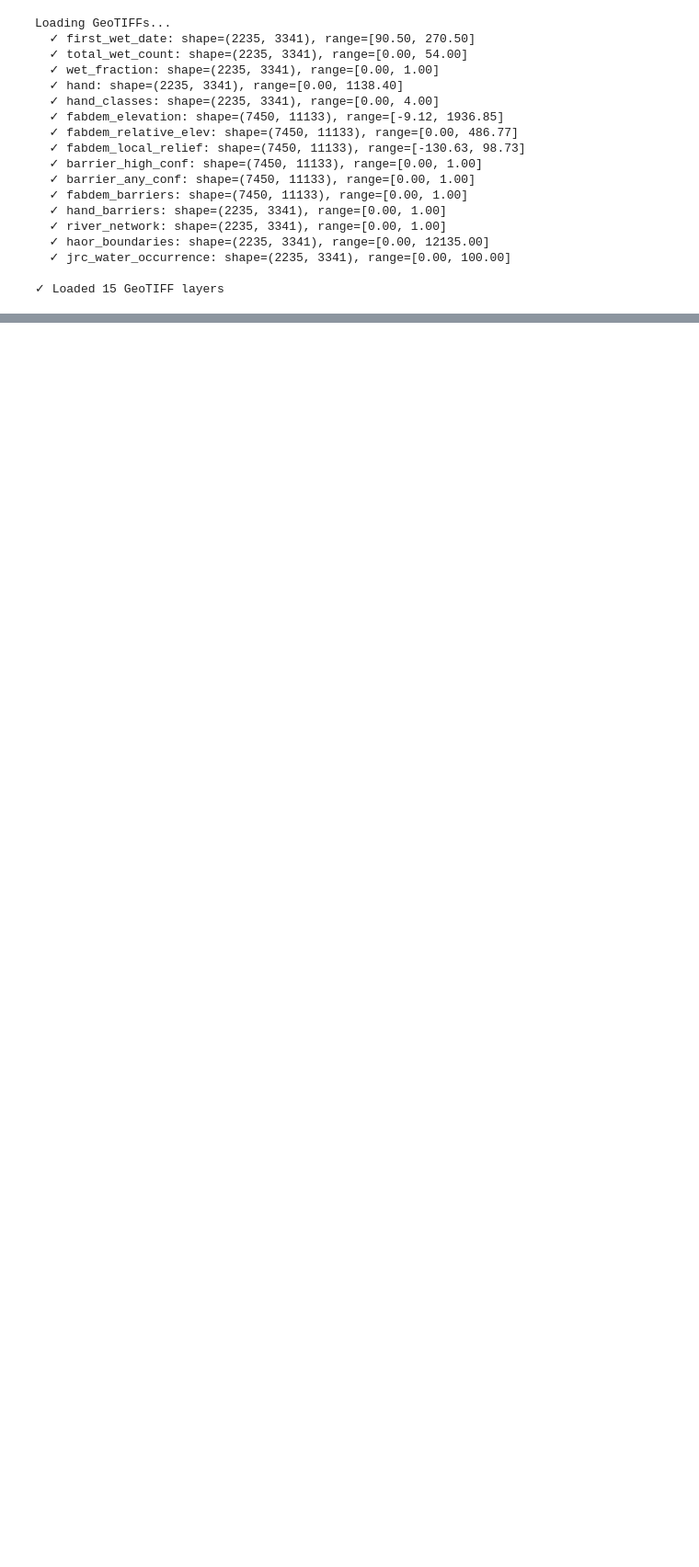
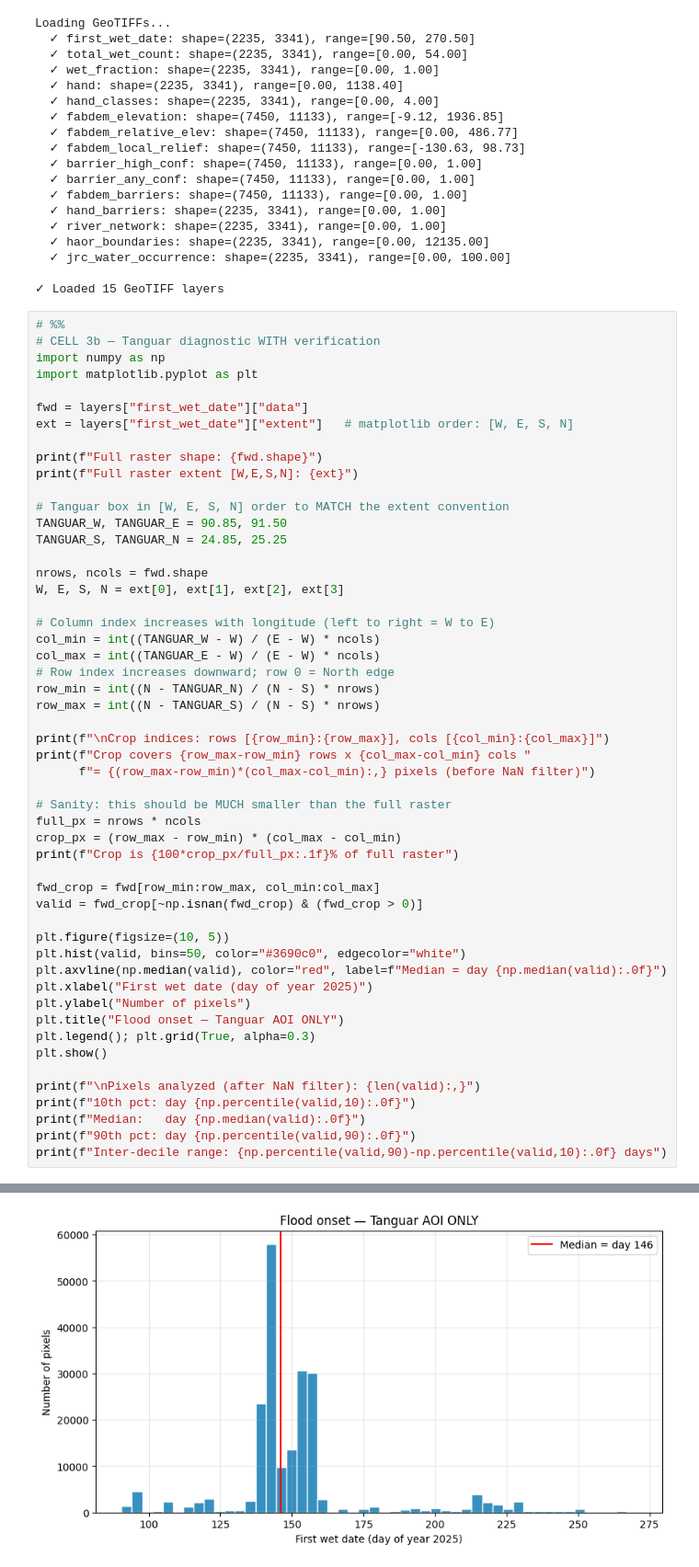
Before and after one commit to wasifshahriar/masters_research, a Jupyter notebook: haor_flood_timeseries_part3.ipynb, the cells around one changed output, grey strips where cells are left out. Shown at 92% size. Cells and saved outputs as stored; diff of their text form; blank space fills up the shorter version.

```diff
--- a/haor_flood_timeseries_part3.ipynb
+++ b/haor_flood_timeseries_part3.ipynb
@@ -164,3 +164,56 @@ Loading GeoTIFFs...
   ✓ jrc_water_occurrence: shape=(2235, 3341), range=[0.00, 100.00]
 
 ✓ Loaded 15 GeoTIFF layers
+# %%
+# %%
+# CELL 3b — Tanguar diagnostic WITH verification
+import numpy as np
+import matplotlib.pyplot as plt
+
+fwd = layers["first_wet_date"]["data"]
+ext = layers["first_wet_date"]["extent"]   # matplotlib order: [W, E, S, N]
+
+print(f"Full raster shape: {fwd.shape}")
+print(f"Full raster extent [W,E,S,N]: {ext}")
+
+# Tanguar box in [W, E, S, N] order to MATCH the extent convention
+TANGUAR_W, TANGUAR_E = 90.85, 91.50
+TANGUAR_S, TANGUAR_N = 24.85, 25.25
+
+nrows, ncols = fwd.shape
+W, E, S, N = ext[0], ext[1], ext[2], ext[3]
+
+# Column index increases with longitude (left to right = W to E)
+col_min = int((TANGUAR_W - W) / (E - W) * ncols)
+col_max = int((TANGUAR_E - W) / (E - W) * ncols)
+# Row index increases downward; row 0 = North edge
+row_min = int((N - TANGUAR_N) / (N - S) * nrows)
+row_max = int((N - TANGUAR_S) / (N - S) * nrows)
+
+print(f"\nCrop indices: rows [{row_min}:{row_max}], cols [{col_min}:{col_max}]")
+print(f"Crop covers {row_max-row_min} rows x {col_max-col_min} cols "
+      f"= {(row_max-row_min)*(col_max-col_min):,} pixels (before NaN filter)")
+
+# Sanity: this should be MUCH smaller than the full raster
+full_px = nrows * ncols
+crop_px = (row_max - row_min) * (col_max - col_min)
+print(f"Crop is {100*crop_px/full_px:.1f}% of full raster")
+
+fwd_crop = fwd[row_min:row_max, col_min:col_max]
+valid = fwd_crop[~np.isnan(fwd_crop) & (fwd_crop > 0)]
+
+plt.figure(figsize=(10, 5))
+plt.hist(valid, bins=50, color="#3690c0", edgecolor="white")
+plt.axvline(np.median(valid), color="red", label=f"Median = day {np.median(valid):.0f}")
+plt.xlabel("First wet date (day of year 2025)")
+plt.ylabel("Number of pixels")
+plt.title("Flood onset — Tanguar AOI ONLY")
+plt.legend(); plt.grid(True, alpha=0.3)
+plt.show()
+
+print(f"\nPixels analyzed (after NaN filter): {len(valid):,}")
+print(f"10th pct: day {np.percentile(valid,10):.0f}")
+print(f"Median:   day {np.median(valid):.0f}")
+print(f"90th pct: day {np.percentile(valid,90):.0f}")
+print(f"Inter-decile range: {np.percentile(valid,90)-np.percentile(valid,10):.0f} days")
+# %% [output]
@@ -166,0 +226 @@ Loading GeoTIFFs...
+[figure, added]
```
Also changed, not shown: parts of 2 cells of this notebook, 1 other file.
